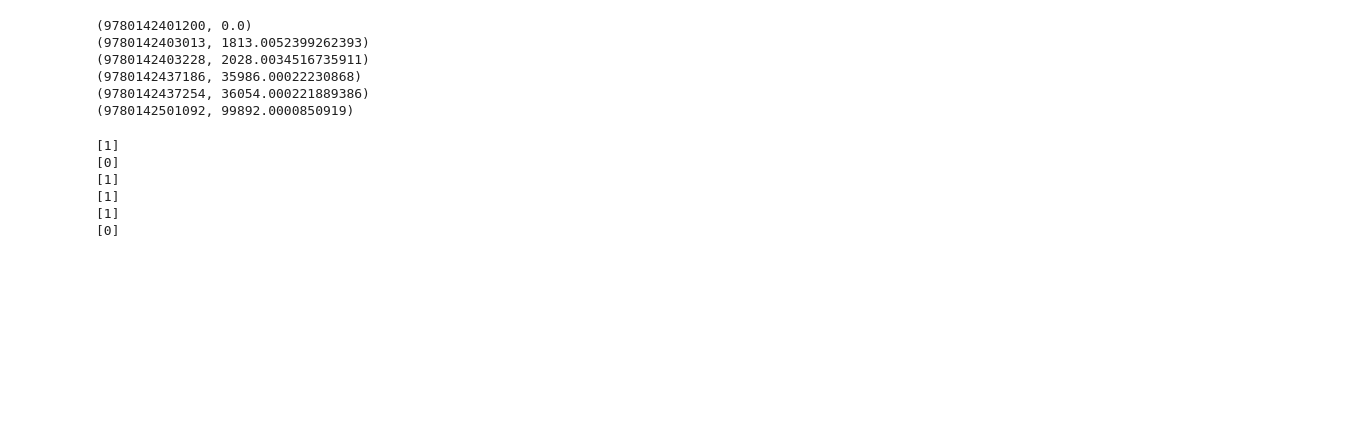
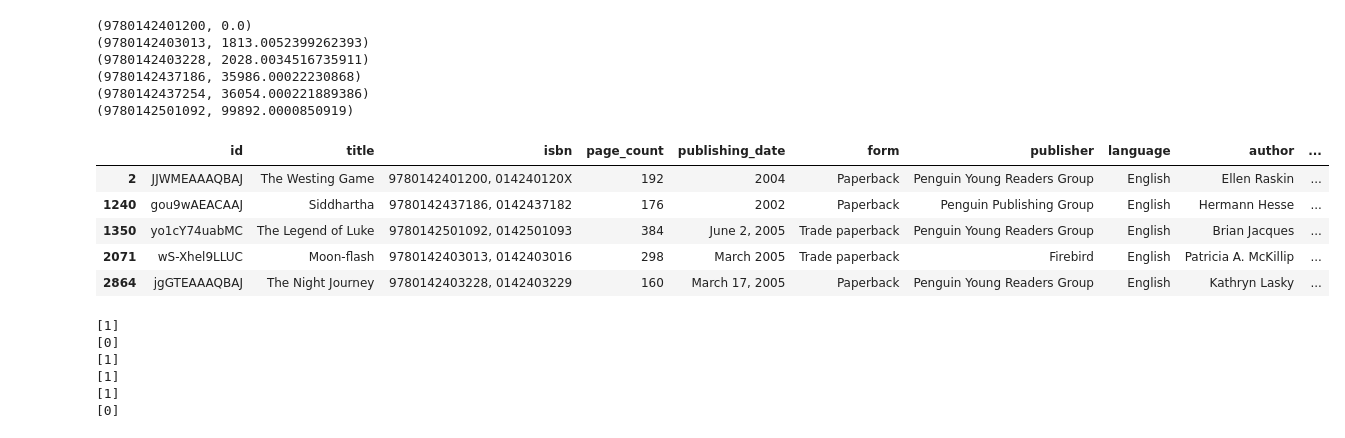
Before and after one commit to manny-pi/inst.414.final-project.repo, a Jupyter notebook: BenWork/BenAnalysis.ipynb, the cells around one changed output. Saved outputs shown, nothing was run; the diff lists cells and outputs as text; code cells hidden in the pictures; blank space fills up the shorter version.

```diff
--- a/BenWork/BenAnalysis.ipynb
+++ b/BenWork/BenAnalysis.ipynb
@@ -266,6 +266,15 @@ for i in top5:
 (9780142437186, 35986.00022230868)
 (9780142437254, 36054.000221889386)
 (9780142501092, 99892.0000850919)
+# %%
+books.loc[(books['new_isbns'] == 9780142401200) | (books['new_isbns'] == 9780142403013) | (books['new_isbns'] == 9780142403228) | (books['new_isbns'] == 9780142437186) | (books['new_isbns'] == 9780142437354) | (books['new_isbns'] == 9780142501092)]
+# %% [output]
+|  | id | title | isbn | page_count | publishing_date | form | publisher | language | author | ... |
+| 2 | JJWMEAAAQBAJ | The Westing Game | 9780142401200, 014240120X | 192 | 2004 | Paperback | Penguin Young Readers Group | English | Ellen Raskin | ... |
+| 1240 | gou9wAEACAAJ | Siddhartha | 9780142437186, 0142437182 | 176 | 2002 | Paperback | Penguin Publishing Group | English | Hermann Hesse | ... |
+| 1350 | yo1cY74uabMC | The Legend of Luke | 9780142501092, 0142501093 | 384 | June 2, 2005 | Trade paperback | Penguin Young Readers Group | English | Brian Jacques | ... |
+| 2071 | wS-Xhel9LLUC | Moon-flash | 9780142403013, 0142403016 | 298 | March 2005 | Trade paperback | Firebird | English | Patricia A. McKillip | ... |
+| 2864 | jgGTEAAAQBAJ | The Night Journey | 9780142403228, 0142403229 | 160 | March 17, 2005 | Paperback | Penguin Young Readers Group | English | Kathryn Lasky | ... |
 # %%
 #Check clusters
 for i in top5:
```
